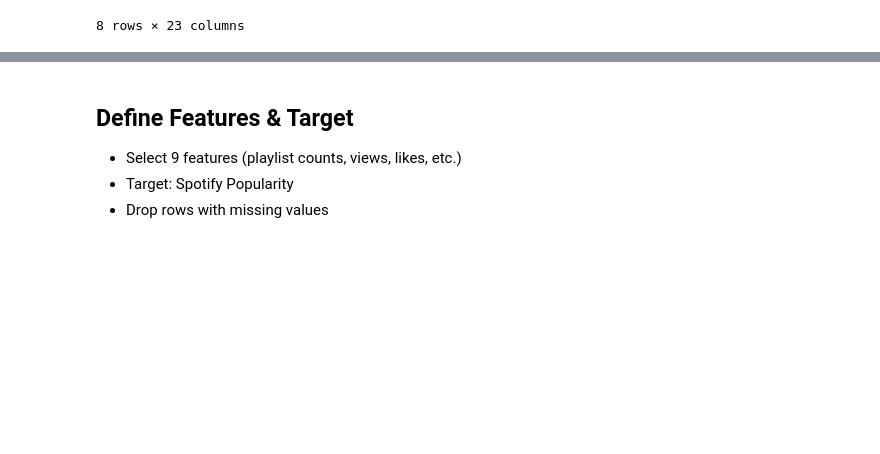
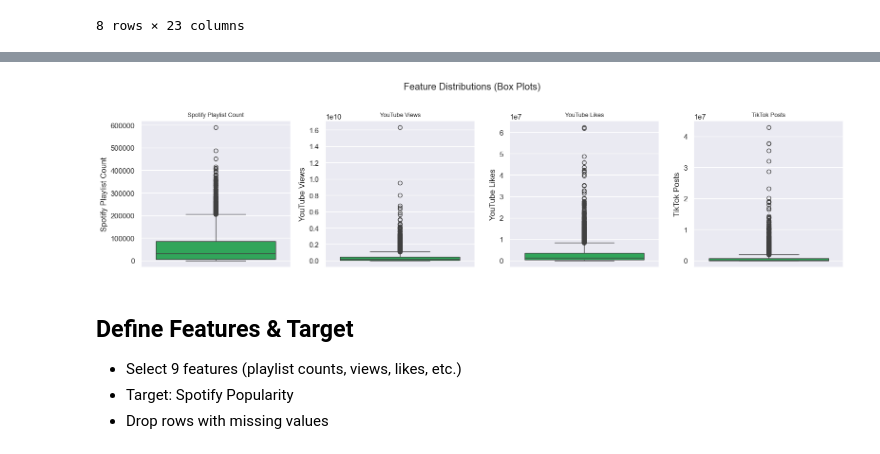
Before and after one commit to Philipp2006/Model_Deployment, a Jupyter notebook: phase1.ipynb, the cells around one changed output, grey strips where cells are left out. Cells and saved outputs as stored; diff of their text form; code cells hidden in the pictures; blank space fills up the shorter version.

```diff
--- a/phase1.ipynb
+++ b/phase1.ipynb
@@ -61,3 +96,15 @@ df.describe()
+# %%
+# Box plots of selected features
+plot_features = ["Spotify Playlist Count", "YouTube Views", "YouTube Likes", "TikTok Posts"]
+fig, axes = plt.subplots(1, len(plot_features), figsize=(16, 4))
+for i, feat in enumerate(plot_features):
+    sns.boxplot(y=df[feat].dropna(), ax=axes[i], color="#1db954")
+    axes[i].set_title(feat, fontsize=9)
+plt.suptitle("Feature Distributions (Box Plots)", y=1.02)
+plt.tight_layout()
+plt.show()
+# %% [output]
+[figure, added]
 # %% [markdown]
 ## Define Features & Target
 - Select 9 features (playlist counts, views, likes, etc.)
```
Also changed, not shown: parts of 15 cells of this notebook, 3 other files.
